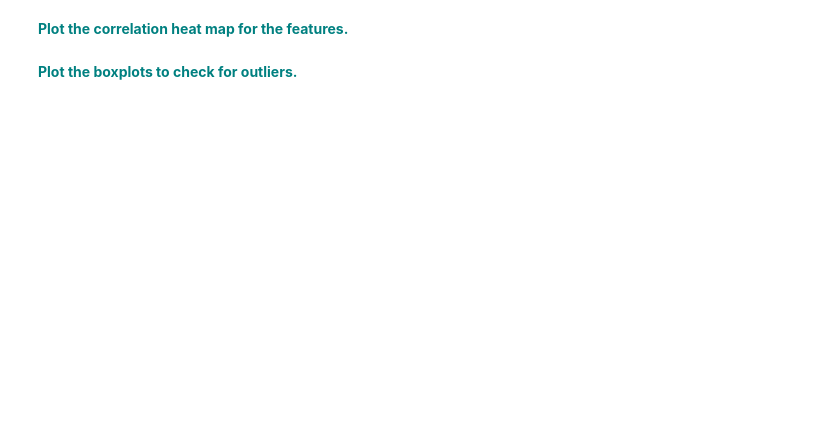
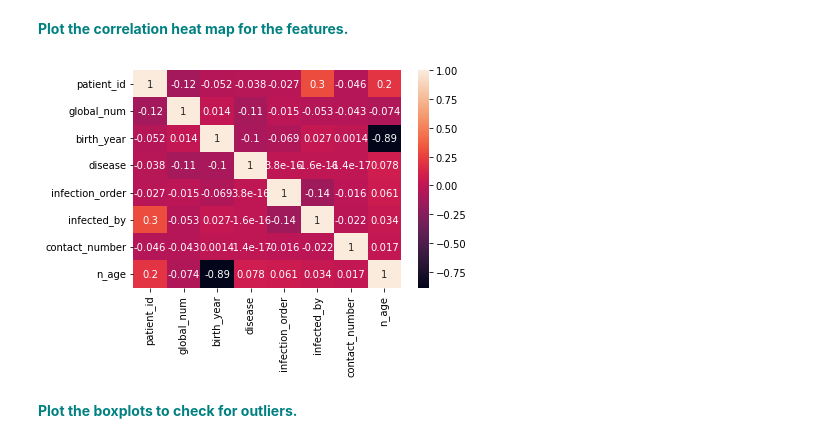
Before and after one commit to Kevin-Kwasnik/case-study--random-forest, a Jupyter notebook: RandomForest_casestudy_covid19.ipynb, the cells around one changed output. Cells and saved outputs as stored; diff of their text form; code cells hidden in the pictures; blank space fills up the shorter version.

```diff
--- a/RandomForest_casestudy_covid19.ipynb
+++ b/RandomForest_casestudy_covid19.ipynb
@@ -295,4 +355,11 @@ vn
 # %% [markdown]
 **<font color='teal'> Plot the correlation heat map for the features.</font>**
+# %%
+corr = df.corr()
+# %%
+sns.heatmap(corr, annot=True)
+plt.show()
+# %% [output]
+[figure, added]
 # %% [markdown]
 **<font color='teal'> Plot the boxplots to check for outliers. </font>**
```
Also changed, not shown: parts of 17 cells of this notebook, 2 other files.
